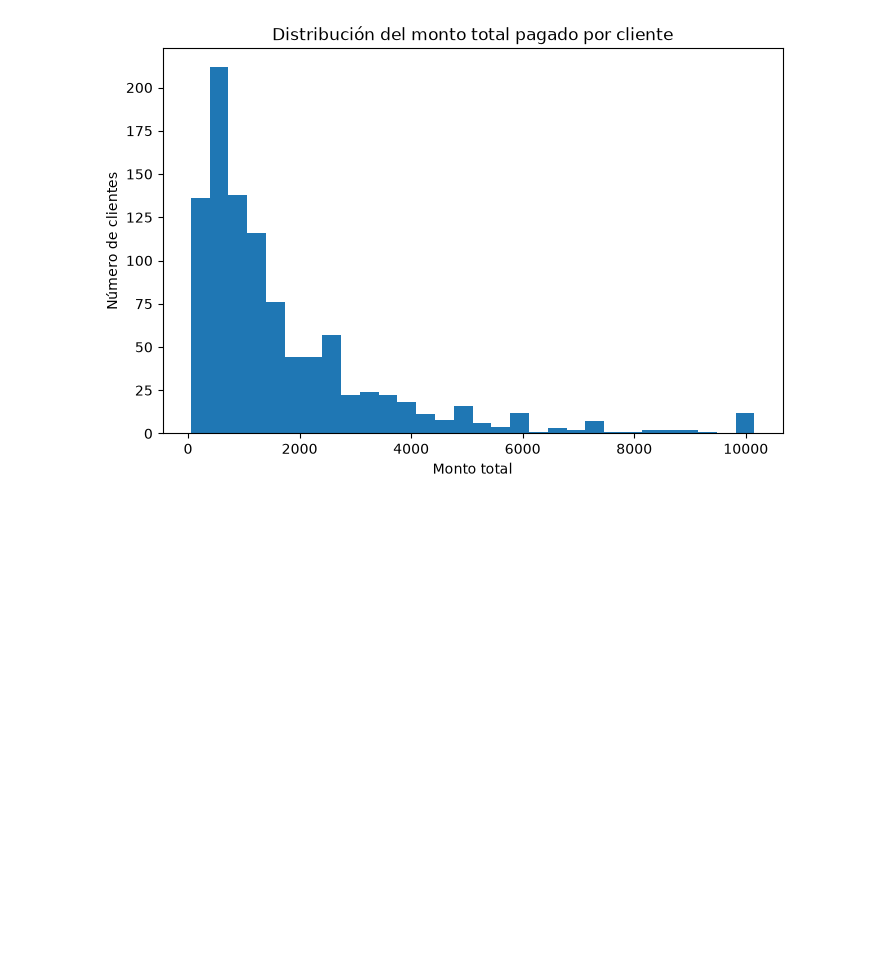
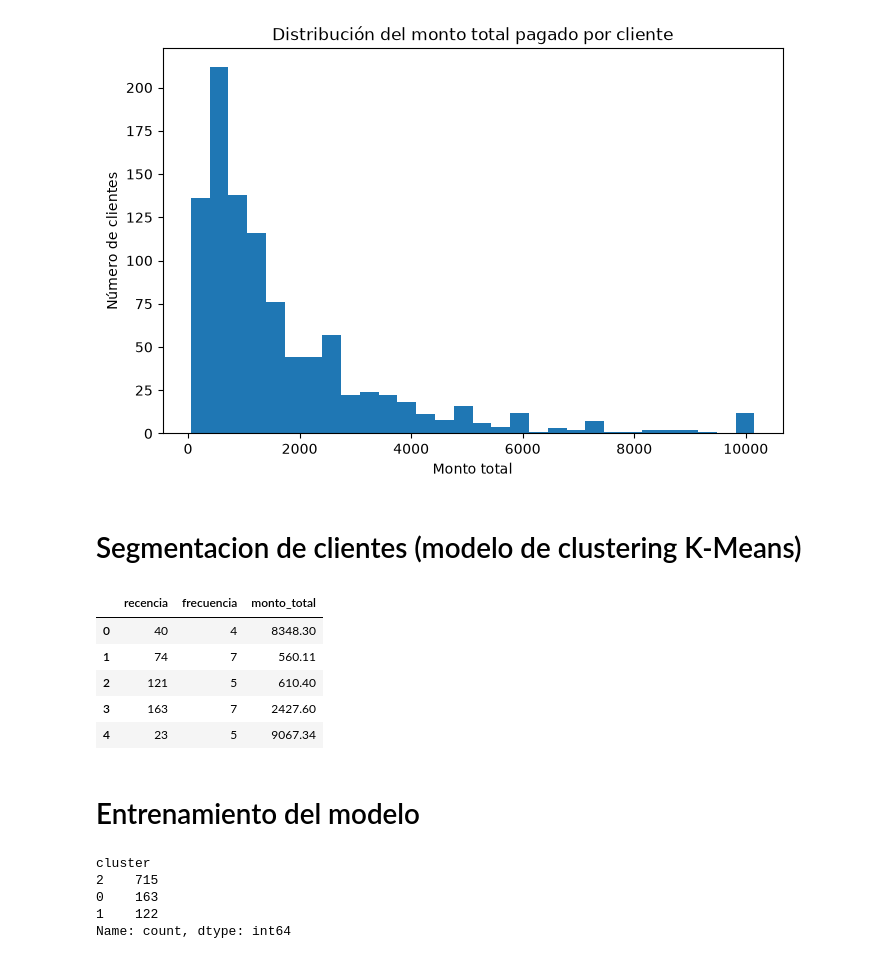
Before and after one commit to teenasingh18/retencion_clientes, a Jupyter notebook: notebooks/retencion_clientes.ipynb, the cells around one changed output. Drawn from its saved outputs; the diff is of its cells as text; code cells hidden in the pictures; blank space fills up the shorter version.

```diff
--- a/notebooks/retencion_clientes.ipynb
+++ b/notebooks/retencion_clientes.ipynb
@@ -161,3 +161,22 @@ plt.ylabel("Número de clientes")
 plt.show()
 # %% [output]
 [figure]
+# %% [markdown]
+# Segmentacion de clientes (modelo de clustering K-Means)
+# %%
+X = clientes[
+    [
+        "recencia",
+        "frecuencia",
+        "monto_total"
+    ]
+]
+# %%
+X.head()
+# %% [output]
+|  | recencia | frecuencia | monto_total |
+| 0 | 40 | 4 | 8348.30 |
+| 1 | 74 | 7 | 560.11 |
+| 2 | 121 | 5 | 610.40 |
+| 3 | 163 | 7 | 2427.60 |
+| 4 | 23 | 5 | 9067.34 |
@@ -163,0 +187,2 @@ plt.show()
+# %% [markdown]
+# Entrenamiento del modelo
@@ -163,0 +197,8 @@ plt.show()
+# %%
+clientes["cluster"].value_counts()
+# %% [output]
+cluster
+2    715
+0    163
+1    122
+Name: count, dtype: int64
```
Also changed, not shown: parts of 8 cells of this notebook.
